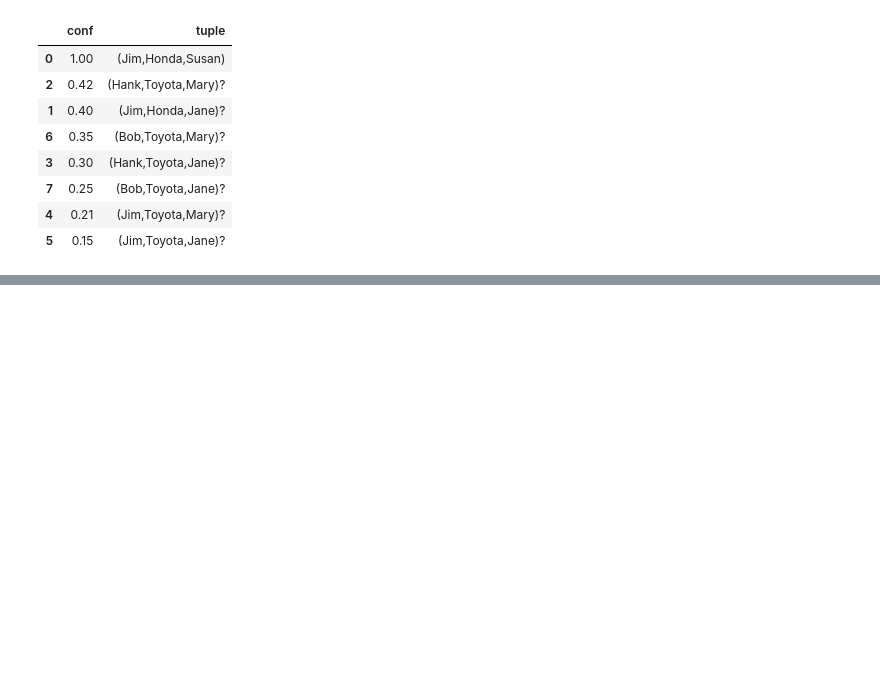
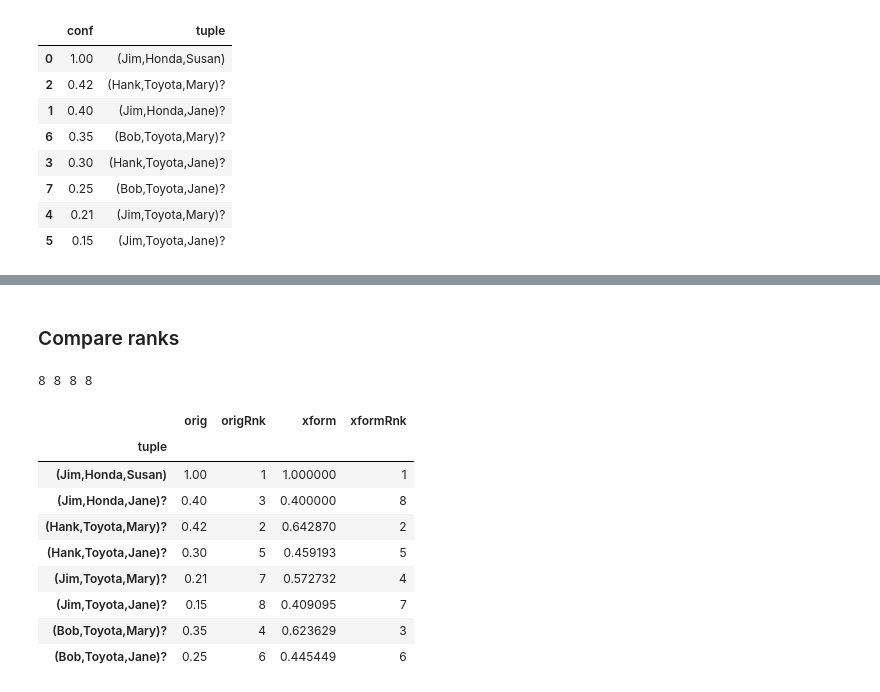
Before and after one commit to alexmemory/PrDBSens, a Jupyter notebook: notes/20150409_ACM_trio.ipynb, the cells around one changed output, grey strips where cells are left out. Drawn from its saved outputs; the diff is of its cells as text; code cells hidden in the pictures; blank space fills up the shorter version.

Commit message:
Comparison of drive joined with sawcar with various transformations and rank comparisons.

```diff
--- a/notes/20150409_ACM_trio.ipynb
+++ b/notes/20150409_ACM_trio.ipynb
@@ -603,0 +662,27 @@ df2.sort('conf', ascending=False)
+# %% [markdown]
+### Compare ranks
+# %%
+# Orig
+df1_1 = df1.set_index('tuple').rename(columns={'conf':'orig'})
+df1_1['origRnk'] = df1_1.rank(ascending=False)
+
+# Xformed (drives.conf only)
+df2_1 = df2.set_index('tuple').rename(columns={'conf':'xform'})
+df2_1['xformRnk'] = df2_1.rank(ascending=False)
+
+# Merge in preparation for comparison
+df1_2 = df1_1.join(df2_1)
+print len(df1),len(df1_1),len(df2_1),len(df1_2)
+df1_2
+# %% [output]
+8 8 8 8
+|  | orig | origRnk | xform | xformRnk |
+| tuple |  |  |  |  |
+| (Jim,Honda,Susan) | 1.00 | 1 | 1.000000 | 1 |
+| (Jim,Honda,Jane)? | 0.40 | 3 | 0.400000 | 8 |
+| (Hank,Toyota,Mary)? | 0.42 | 2 | 0.642870 | 2 |
+| (Hank,Toyota,Jane)? | 0.30 | 5 | 0.459193 | 5 |
+| (Jim,Toyota,Mary)? | 0.21 | 7 | 0.572732 | 4 |
+| (Jim,Toyota,Jane)? | 0.15 | 8 | 0.409095 | 7 |
+| (Bob,Toyota,Mary)? | 0.35 | 4 | 0.623629 | 3 |
+| (Bob,Toyota,Jane)? | 0.25 | 6 | 0.445449 | 6 |
```
Also changed, not shown: parts of 38 cells of this notebook.
